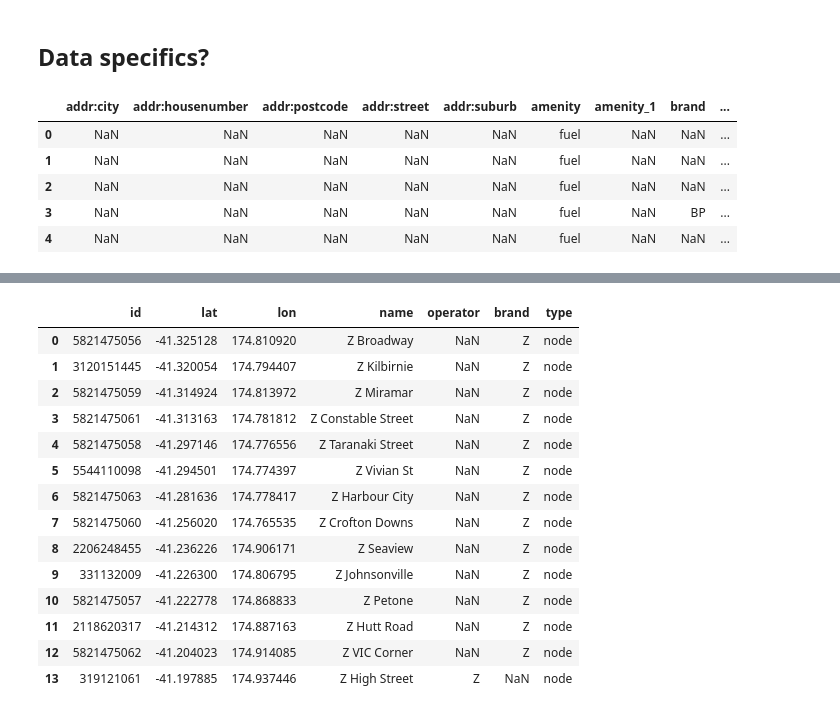
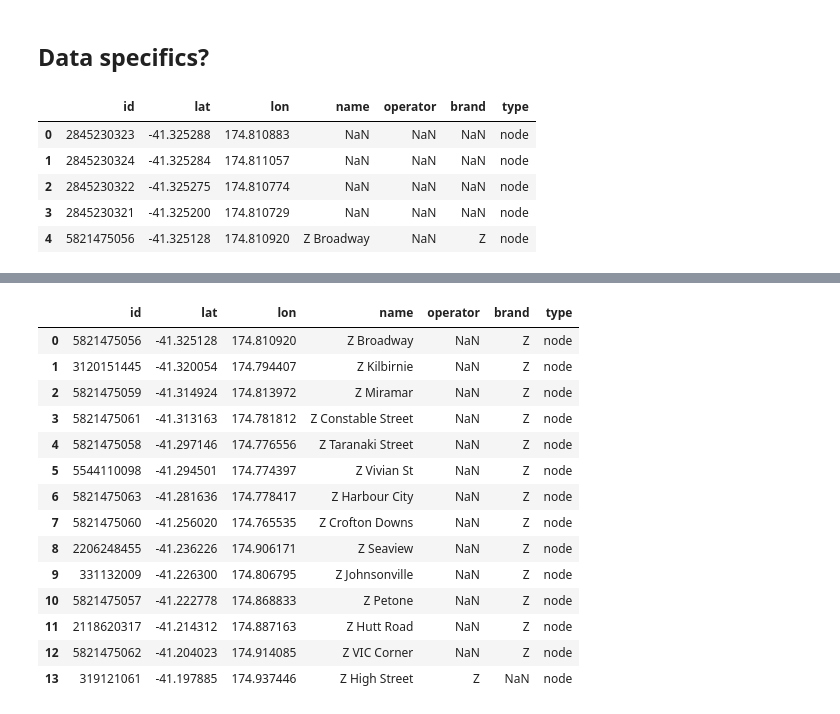
Before and after one commit to shriv/fuel-stations, a Jupyter notebook: Fuel Stations Analysis.ipynb, the cells around one changed output, grey strips where cells are left out. Drawn from its saved outputs; the diff is of its cells as text; code cells hidden in the pictures.

```diff
--- a/Fuel Stations Analysis.ipynb
+++ b/Fuel Stations Analysis.ipynb
@@ -90,16 +109,16 @@ osmdf = pd.DataFrame(osmdata)
 # %% [markdown]
 ## Data specifics?
-# %%
-osmdf.head()
-# %% [output]
-|  | addr:city | addr:housenumber | addr:postcode | addr:street | addr:suburb | amenity | amenity_1 | brand | ... |
-| 0 | NaN | NaN | NaN | NaN | NaN | fuel | NaN | NaN | ... |
-| 1 | NaN | NaN | NaN | NaN | NaN | fuel | NaN | NaN | ... |
-| 2 | NaN | NaN | NaN | NaN | NaN | fuel | NaN | NaN | ... |
-| 3 | NaN | NaN | NaN | NaN | NaN | fuel | NaN | BP | ... |
-| 4 | NaN | NaN | NaN | NaN | NaN | fuel | NaN | NaN | ... |
 # %%
+# Isolate a subset of useful attributes per fuel station
 sub_df = (osmdf[['id', 'lat', 'lon', 'name', 'operator', 'brand', 'type']]
           .sort_values(['lat', 'lon'])
           .reset_index()
           .drop(columns='index'))
+sub_df.head(5)
+# %% [output]
+|  | id | lat | lon | name | operator | brand | type |
+| 0 | 2845230323 | -41.325288 | 174.810883 | NaN | NaN | NaN | node |
+| 1 | 2845230324 | -41.325284 | 174.811057 | NaN | NaN | NaN | node |
+| 2 | 2845230322 | -41.325275 | 174.810774 | NaN | NaN | NaN | node |
+| 3 | 2845230321 | -41.325200 | 174.810729 | NaN | NaN | NaN | node |
+| 4 | 5821475056 | -41.325128 | 174.810920 | Z Broadway | NaN | Z | node |
```
Also changed, not shown: parts of 27 cells of this notebook.
